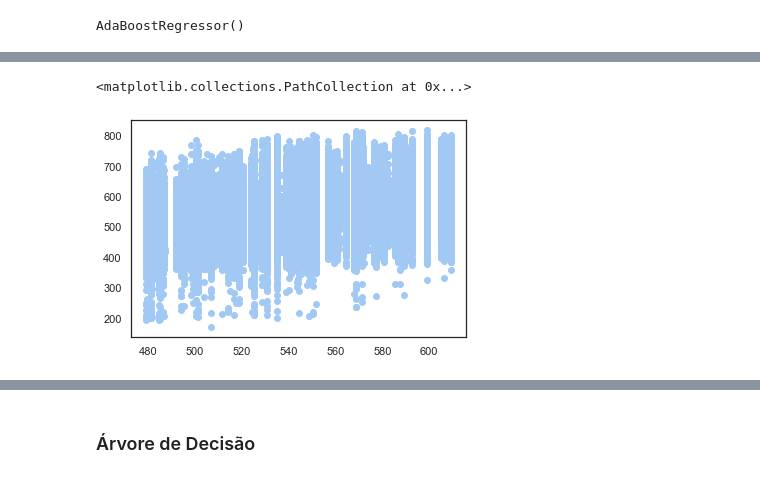
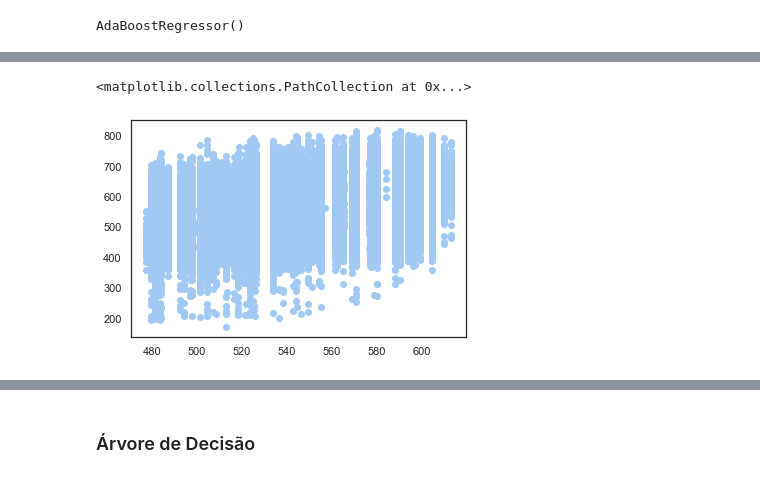
Before and after one commit to carlos-stefano/students_performance_project, a Jupyter notebook: data analysis/2022_data_analysis.ipynb, the cells around one changed output, grey strips where cells are left out. Saved outputs shown, nothing was run; the diff lists cells and outputs as text; code cells hidden in the pictures.

```diff
--- a/data analysis/2022_data_analysis.ipynb
+++ b/data analysis/2022_data_analysis.ipynb
@@ -298,5 +400,5 @@ df.drop(columns = ['SG_UF_PROVA'], inplace = True)
 # %%
-df = pd.get_dummies(df, columns = ['Age group', 'Gender', 'Marital state', 'Ethinicity', 'Nacionality',
+df2 = pd.get_dummies(df2, columns = ['Age group', 'Gender', 'Marital state', 'Ethinicity', 'Nacionality',
                                    'Q001', 'Q002', 'Q003', 'Q004',
                                    'Q005', 'Q006', 'Q007', 'Q008', 'Q009', 'Q010', 'Q011', 'Q012', 'Q013',
                                    'Q014', 'Q015', 'Q016', 'Q017', 'Q018', 'Q019', 'Q020', 'Q021', 'Q022',
@@ -311,2 +529,2 @@ df.drop(columns = 'TP_ESCOLA', inplace = True)
 # %%
-corr_df = df.corr(method = 'spearman')
+corr_df = df2.corr(method = 'spearman')
@@ -377,0 +605,3 @@ X_train, X_test, y_train, y_test = train_test_split(
+# %%
+AdaBoost = AdaBoostRegressor()
+AdaBoost.fit(X_train, y_train)
@@ -386,3 +615,6 @@ y_train_pred = AdaBoost.predict(X_train[abs(corr_df['Average score']).sort_value
+# %%
+y_pred = AdaBoost.predict(X_test)
+y_train_pred = AdaBoost.predict(X_train)
 # %%
 print(metrics.r2_score(y_train, y_train_pred))
 # %% [output]
@@ -398,8 +630,8 @@ print(metrics.mean_absolute_percentage_error(y_test, y_pred))
 # %%
-plt.scatter(y_train_pred, y_train)
+plt.scatter(y_train_pred, y_train, )
 # %% [output]
 <matplotlib.collections.PathCollection at 0x...>
-[figure, old version]
+[figure, new version]
 # %%
 plt.scatter(y_pred, y_test)
 # %% [output]
```
Also changed, not shown: parts of 115 cells of this notebook.
